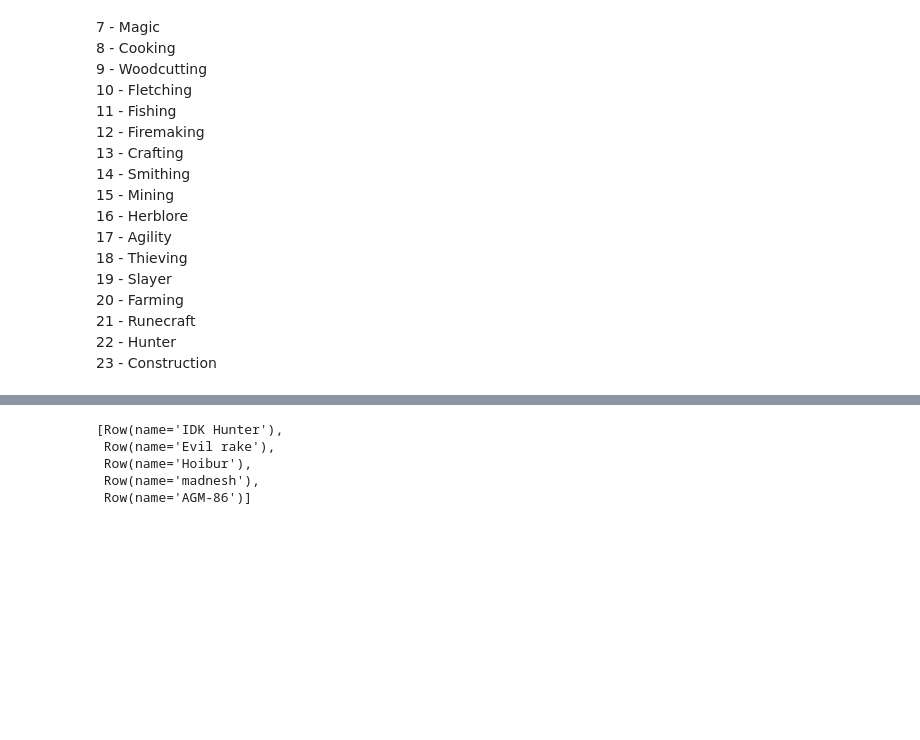
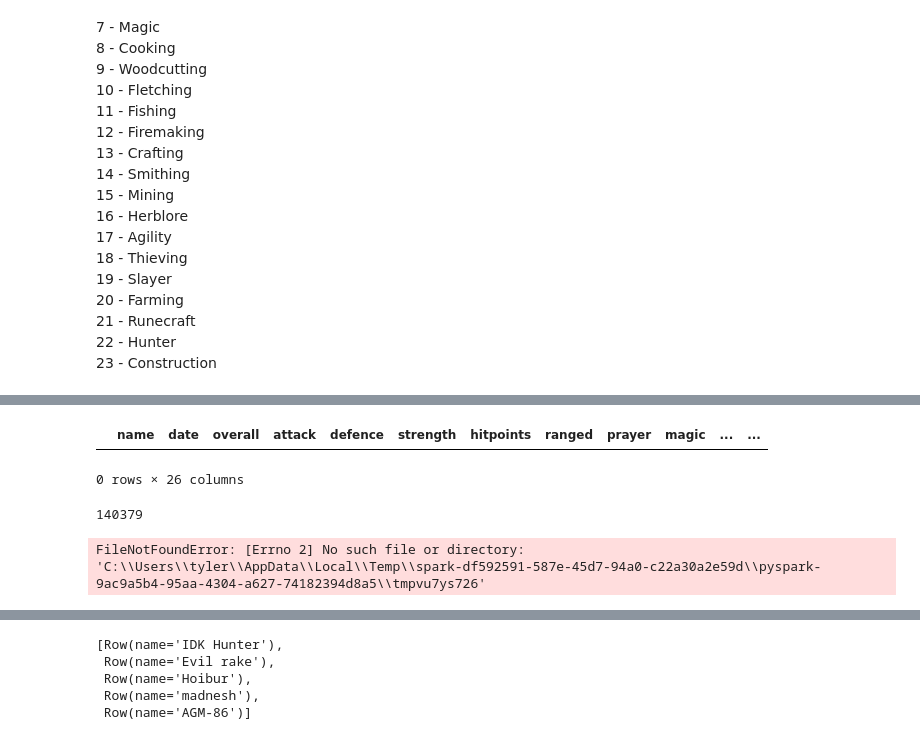
Before and after one commit to tblair7/bot_detection, a Jupyter notebook: scrape_hs.ipynb, the cells around one changed output, grey strips where cells are left out. Drawn from its saved outputs; the diff is of its cells as text; code cells hidden in the pictures; blank space fills up the shorter version.

Commit message:
scrape skills, parse data tuples, convert to df

```diff
--- a/scrape_hs.ipynb
+++ b/scrape_hs.ipynb
@@ -57,0 +125,17 @@ rdd.getNumPartitions()
+# %%
+import pandas as pd
+columns = ["name", "date", "Overall", "Attack", "Defence", "Strength", "Hitpoints", "Ranged", "Prayer", "Magic", "Cooking",
+              "Woodcutting", "Fletching", "Fishing", "Firemaking", "Crafting", "Smithing", "Mining", "Herblore",
+              "Agility", "Thieving", "Slayer", "Farming", "Runecraft", "Hunter", "Construction"]
+columns = [x.lower() for x in columns]
+
+players_xp = pd.DataFrame(columns = columns)
+players_xp
+# %% [output]
+|  | name | date | overall | attack | defence | strength | hitpoints | ranged | prayer | magic | ... | ... |
+0 rows × 26 columns
+# %%
+results = players_results + players_results2
+len(results)
+# %% [output]
+140379
@@ -57,0 +176,7 @@ rdd.getNumPartitions()
+# %%
+#xp_df = pyspark.sql.dataframe(two_days)
+
+#xp_df = sql.createDataFrame(two_days)
+xp_df = sqlContext.createDataFrame(two_days)
+# %% [output]
+FileNotFoundError: [Errno 2] No such file or directory: 'C:\\Users\\tyler\\AppData\\Local\\Temp\\spark-df592591-587e-45d7-94a0-c22a30a2e59d\\pyspark-9ac9a5b4-95aa-4304-a627-74182394d8a5\\tmpvu7ys726'
```
Also changed, not shown: parts of 25 cells of this notebook.
